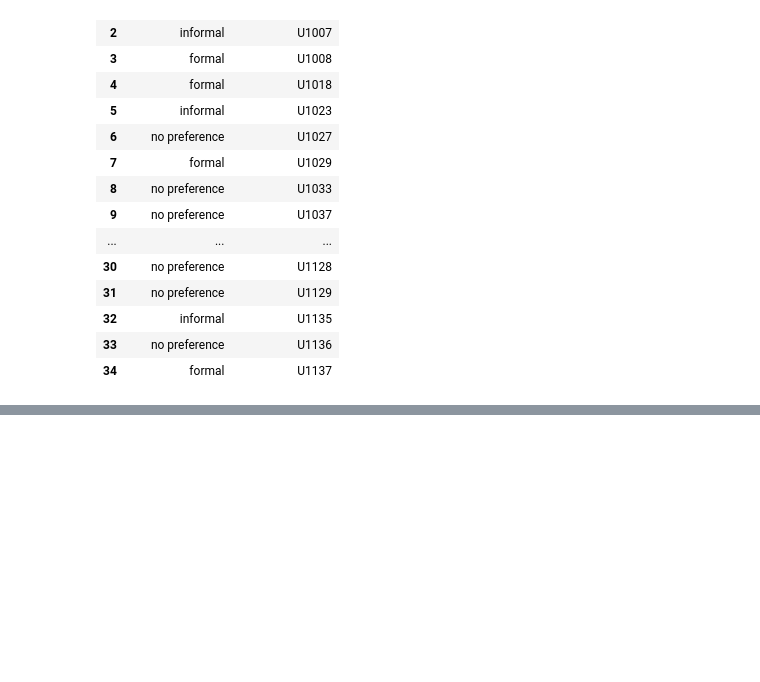
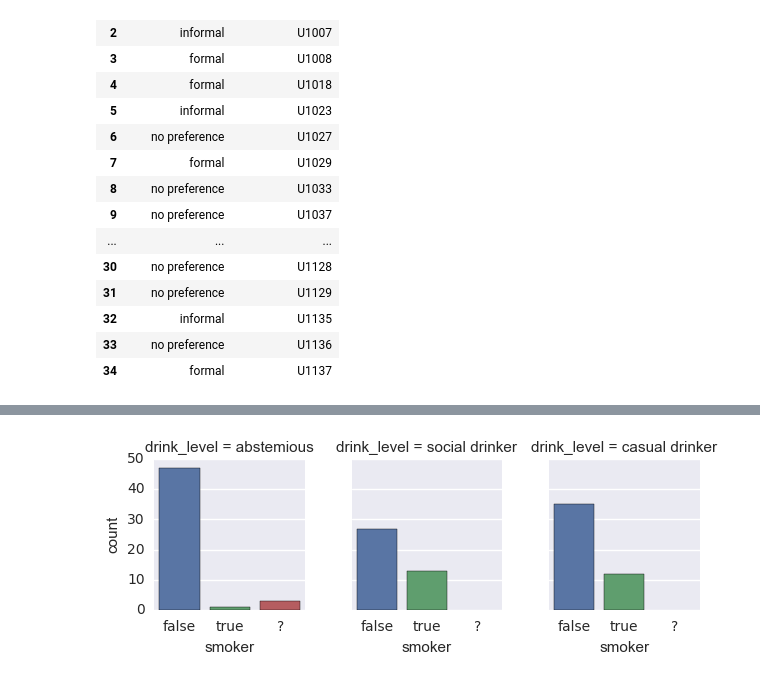
Before and after one commit to kevinroberts94/DataScience, a Jupyter notebook: RCData.ipynb, the cells around one changed output, grey strips where cells are left out. Saved outputs shown, nothing was run; the diff lists cells and outputs as text; code cells hidden in the pictures; blank space fills up the shorter version.

```diff
--- a/RCData.ipynb
+++ b/RCData.ipynb
@@ -491,0 +895,10 @@ plt.show()
+# %%
+import seaborn as sns
+#seaborn factorplot to show edible/poisonous breakdown by different factors
+df_forplot = userSummary.loc[:,('smoker','drink_level')]
+g = sns.factorplot("smoker", col="drink_level", data=df_forplot,
+                    kind="count", size=2.5, aspect=.8, col_wrap=6)
+
+plt.show()
+# %% [output]
+[figure, added]
```
Also changed, not shown: parts of 56 cells of this notebook.
